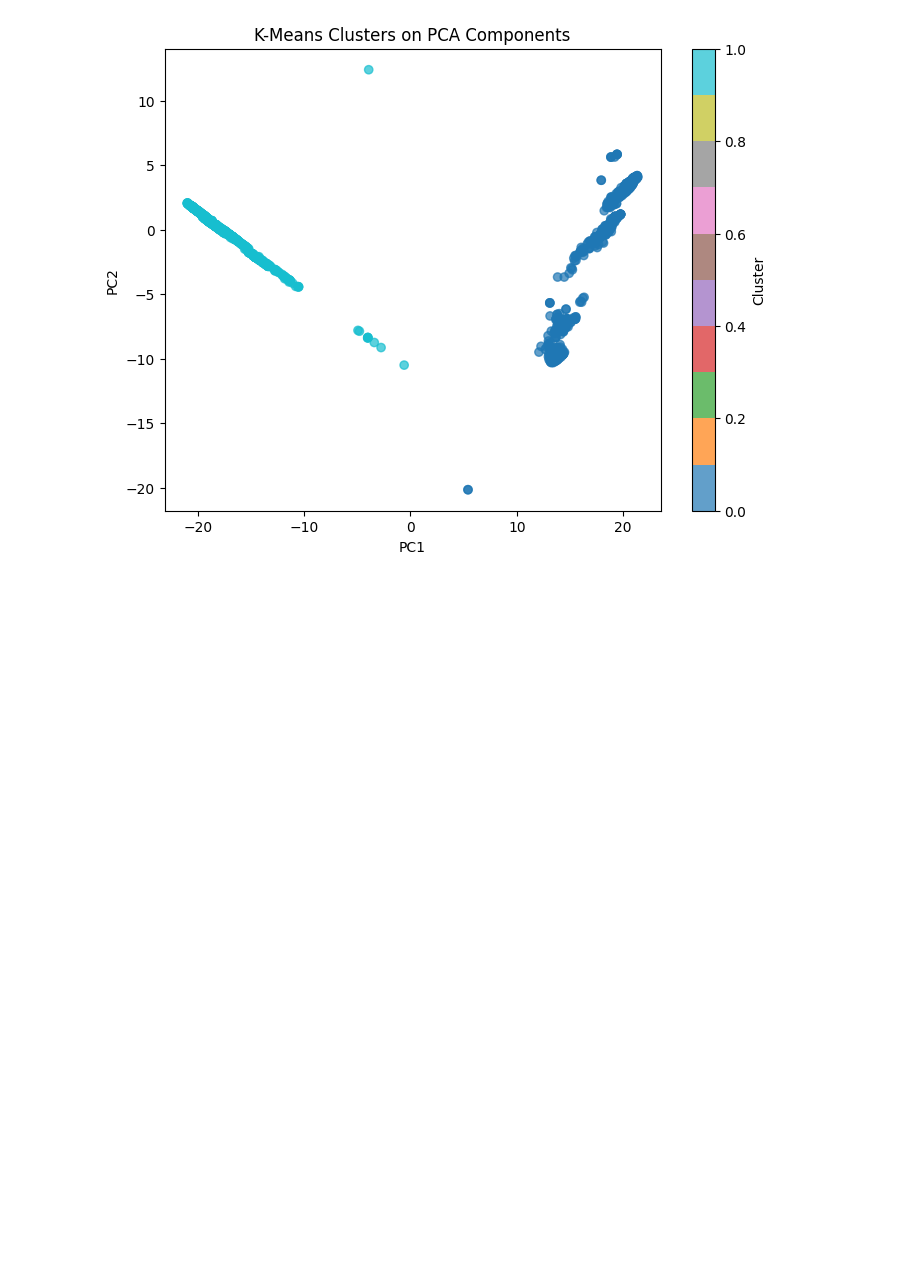
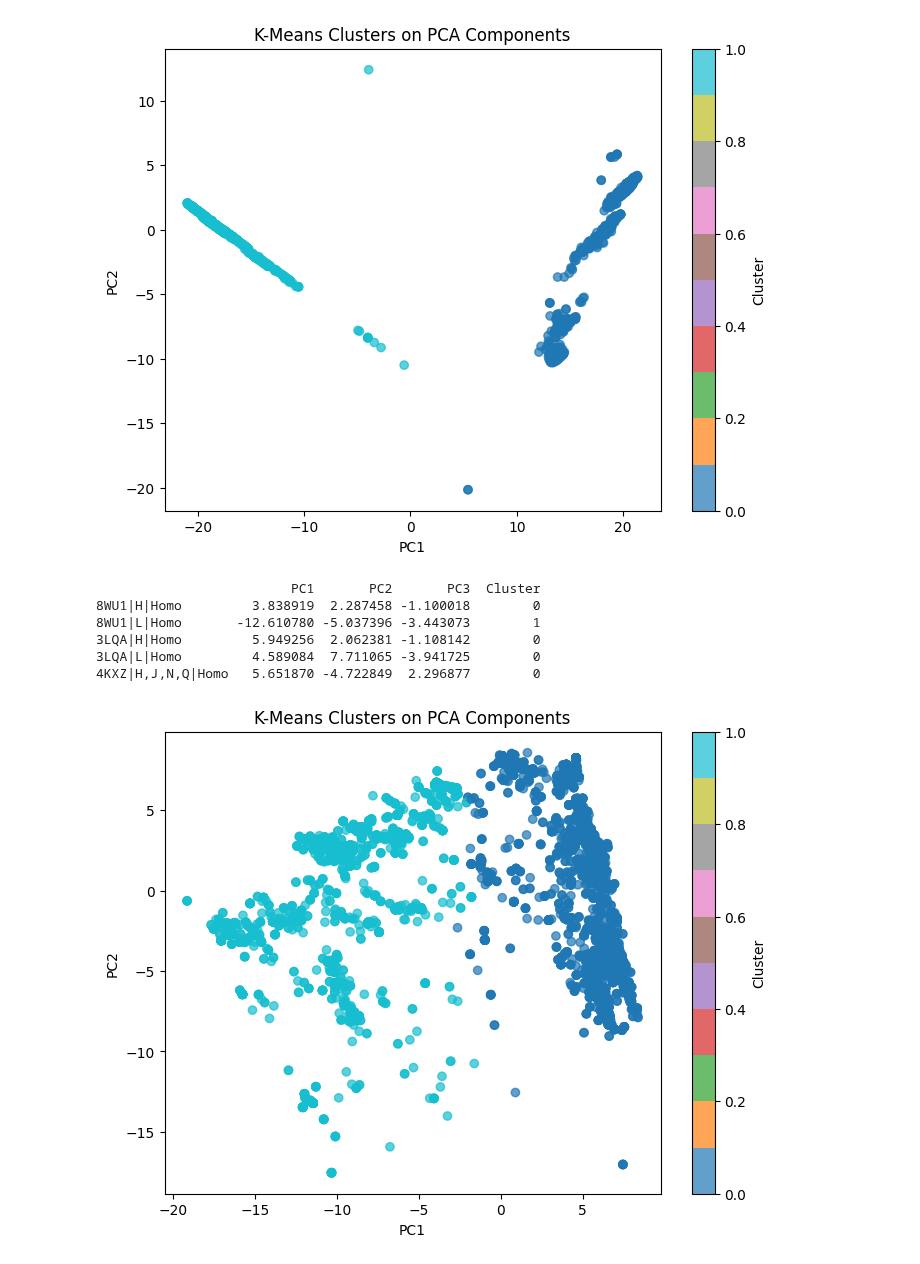
Before and after one commit to datascience-2025-group4/group04-team03, a Jupyter notebook: blasting/Multiple Sequence Alignment/PCA_Clustering.ipynb, the cells around one changed output. Cells and saved outputs as stored; diff of their text form; code cells hidden in the pictures; blank space fills up the shorter version.

Commit message:
CDR3 Sequence-antigen correlation finished

```diff
--- a/blasting/Multiple Sequence Alignment/PCA_Clustering.ipynb
+++ b/blasting/Multiple Sequence Alignment/PCA_Clustering.ipynb
@@ -89,3 +112,45 @@ plt.colorbar(scatter, label='Cluster')
 plt.show()
 # %% [output]
 [figure]
+# %%
+import pandas as pd
+from sklearn.cluster import KMeans
+import matplotlib.pyplot as plt
+
+sequence_ids = df_distance_matrix.index.tolist()
+
+
+# Use only PC1 (make it 2D to satisfy scikit-learn's input format)
+pc1_only = principal_components_CDR3[:, [0]]  # Shape: (n_samples, 1)
+
+k = 2
+kmeans = KMeans(n_clusters=k, random_state=42)
+kmeans.fit(principal_components_CDR3)
+labels = kmeans.labels_
+
+# Now create the DataFrame after labels are ready
+df_clusters_CDR3 = pd.DataFrame(principal_components_CDR3, columns=['PC1', 'PC2', 'PC3'], index=sequence_ids)
+df_clusters_CDR3['Cluster'] = labels
+
+print(df_clusters_CDR3.head())
+
+df_clusters_CDR3.to_csv('CDR3_pca_clusters.csv')
+# %% [output]
+                         PC1       PC2       PC3  Cluster
+8WU1|H|Homo         3.838919  2.287458 -1.100018        0
+8WU1|L|Homo       -12.610780 -5.037396 -3.443073        1
+3LQA|H|Homo         5.949256  2.062381 -1.108142        0
+3LQA|L|Homo         4.589084  7.711065 -3.941725        0
+4KXZ|H,J,N,Q|Homo   5.651870 -4.722849  2.296877        0
+# %%
+import matplotlib.pyplot as plt #Visualizing the Clusters
+
+plt.figure(figsize=(8,6))
+scatter = plt.scatter(df_clusters_CDR3['PC1'], df_clusters_CDR3['PC2'], c=df_clusters_CDR3['Cluster'], cmap='tab10', alpha=0.7)
+plt.xlabel('PC1')
+plt.ylabel('PC2')
+plt.title('K-Means Clusters on PCA Components')
+plt.colorbar(scatter, label='Cluster')
+plt.show()
+# %% [output]
+[figure, added]
```
Also changed, not shown: parts of 6 cells of this notebook, 4 other files.
